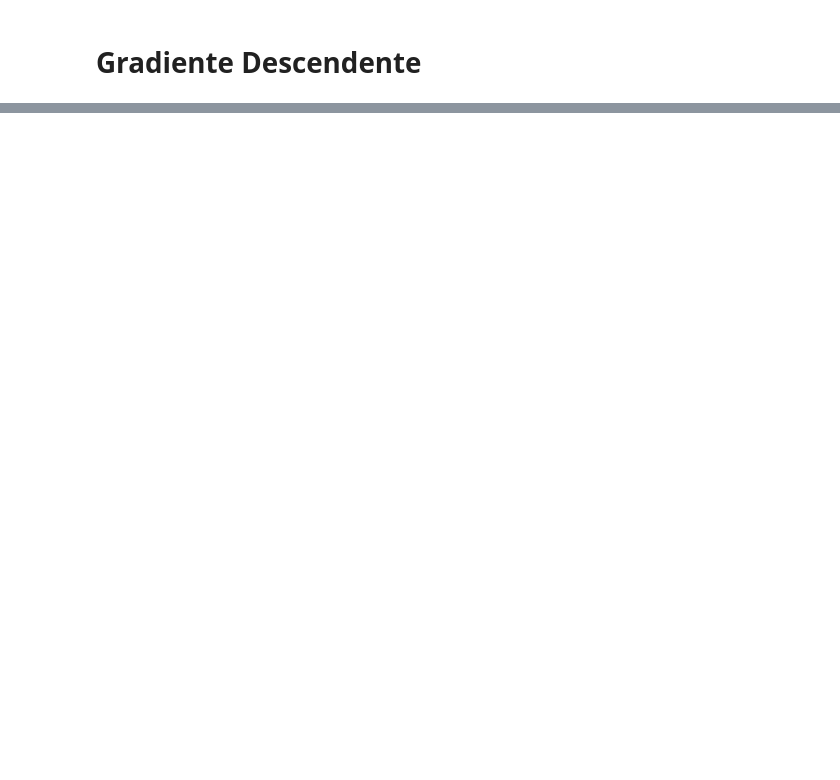
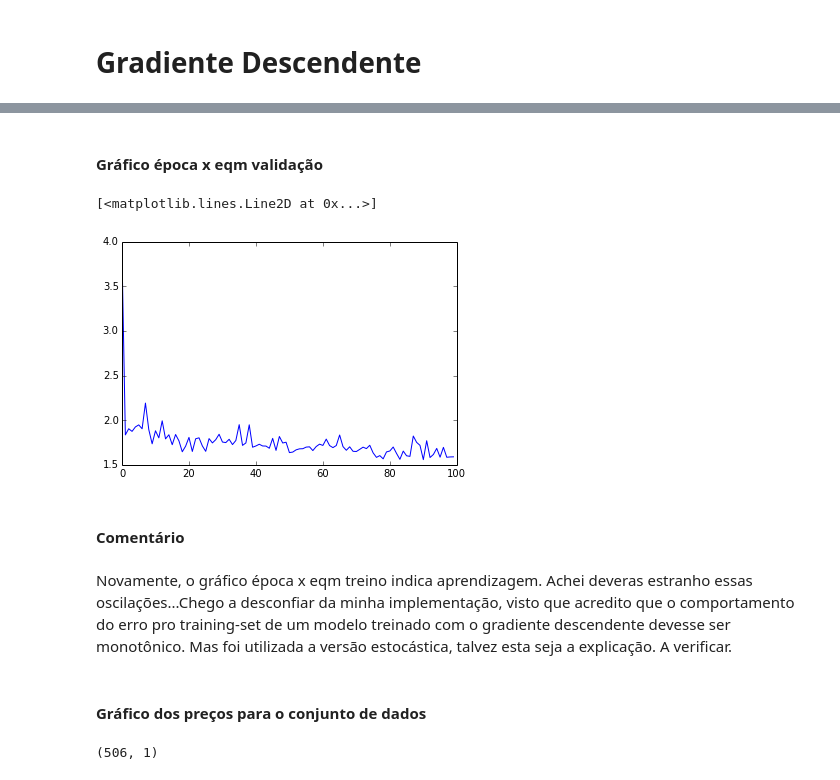
Before and after one commit to abevieiramota/mestrado-AA, a Jupyter notebook: Trabalho 3.ipynb, the cells around one changed output, grey strips where cells are left out. Drawn from its saved outputs; the diff is of its cells as text; code cells hidden in the pictures; blank space fills up the shorter version.

```diff
--- a/Trabalho 3.ipynb
+++ b/Trabalho 3.ipynb
@@ -170,0 +348,14 @@ array([ 5161.5])
+# %% [markdown]
+#### Gráfico época x eqm validação
+# %%
+pl.plot(np.arange(0, len(v), 1), v)
+# %% [output]
+[<matplotlib.lines.Line2D at 0x...>]
+[figure, added]
+# %% [markdown]
+#### Comentário
+# %% [markdown]
+Novamente, o gráfico época x eqm treino indica aprendizagem.
+Achei deveras estranho essas oscilações...Chego a desconfiar da minha implementação, visto que acredito que o comportamento do erro pro training-set de um modelo treinado com o gradiente descendente devesse ser monotônico. Mas foi utilizada a versão estocástica, talvez esta seja a explicação. A verificar.
+# %% [markdown]
+#### Gráfico dos preços para o conjunto de dados
@@ -170,0 +364,4 @@ array([ 5161.5])
+# %%
+T.shape
+# %% [output]
+(506, 1)
```
Also changed, not shown: parts of 45 cells of this notebook, 1 other file.
